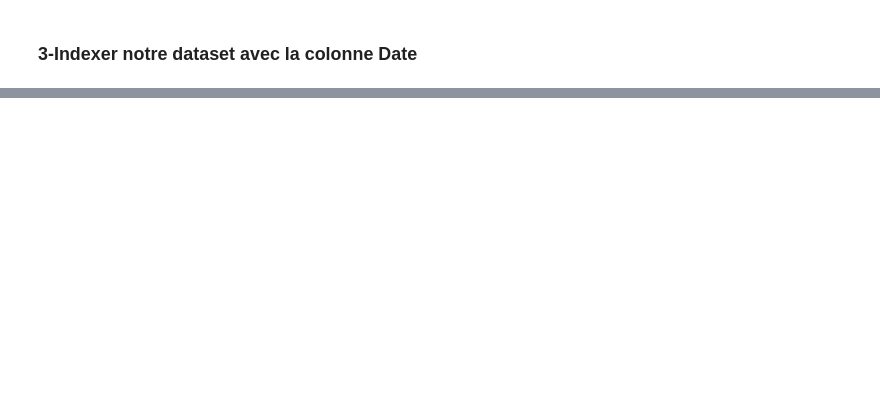
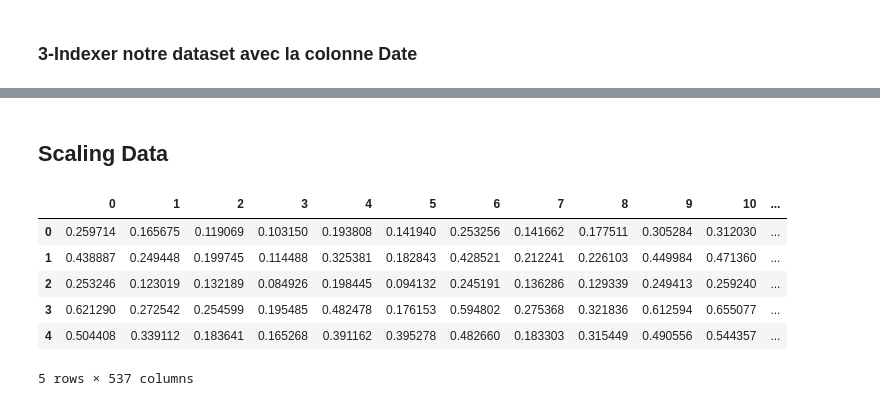
Before and after one commit to forloulhoucine/TER_Analyse-de-donnees-issues-dun-reseau-urbain, a Jupyter notebook: TER.ipynb, the cells around one changed output, grey strips where cells are left out. Cells and saved outputs as stored; diff of their text form; code cells hidden in the pictures; blank space fills up the shorter version.

```diff
--- a/TER.ipynb
+++ b/TER.ipynb
@@ -591,0 +608,16 @@ fig.legend(["Ete","Automne","Printemps","Hiver"])
+# %% [markdown]
+## Scaling Data
+# %%
+Ct=C.T
+scaler = MinMaxScaler()
+C=pd.DataFrame(scaler.fit_transform(Ct))
+C=C.T
+C.head()
+# %% [output]
+|  | 0 | 1 | 2 | 3 | 4 | 5 | 6 | 7 | 8 | 9 | 10 | ... |
+| 0 | 0.259714 | 0.165675 | 0.119069 | 0.103150 | 0.193808 | 0.141940 | 0.253256 | 0.141662 | 0.177511 | 0.305284 | 0.312030 | ... |
+| 1 | 0.438887 | 0.249448 | 0.199745 | 0.114488 | 0.325381 | 0.182843 | 0.428521 | 0.212241 | 0.226103 | 0.449984 | 0.471360 | ... |
+| 2 | 0.253246 | 0.123019 | 0.132189 | 0.084926 | 0.198445 | 0.094132 | 0.245191 | 0.136286 | 0.129339 | 0.249413 | 0.259240 | ... |
+| 3 | 0.621290 | 0.272542 | 0.254599 | 0.195485 | 0.482478 | 0.176153 | 0.594802 | 0.275368 | 0.321836 | 0.612594 | 0.655077 | ... |
+| 4 | 0.504408 | 0.339112 | 0.183641 | 0.165268 | 0.391162 | 0.395278 | 0.482660 | 0.183303 | 0.315449 | 0.490556 | 0.544357 | ... |
+5 rows × 537 columns
```
Also changed, not shown: parts of 26 cells of this notebook.
